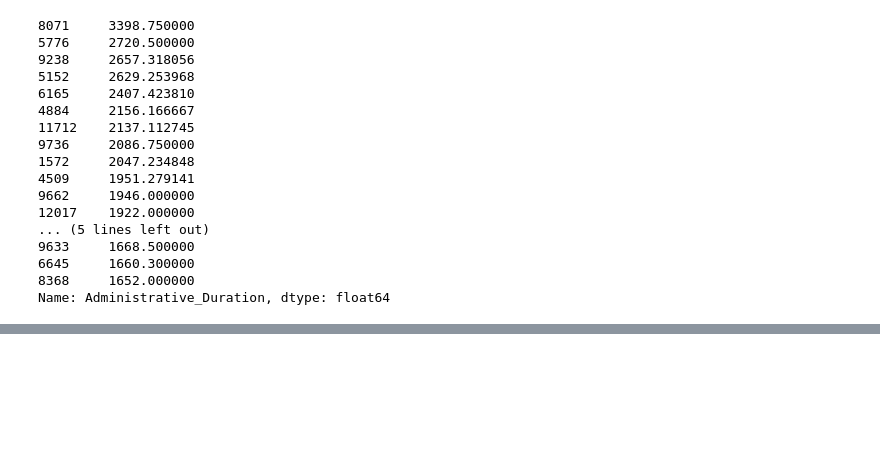
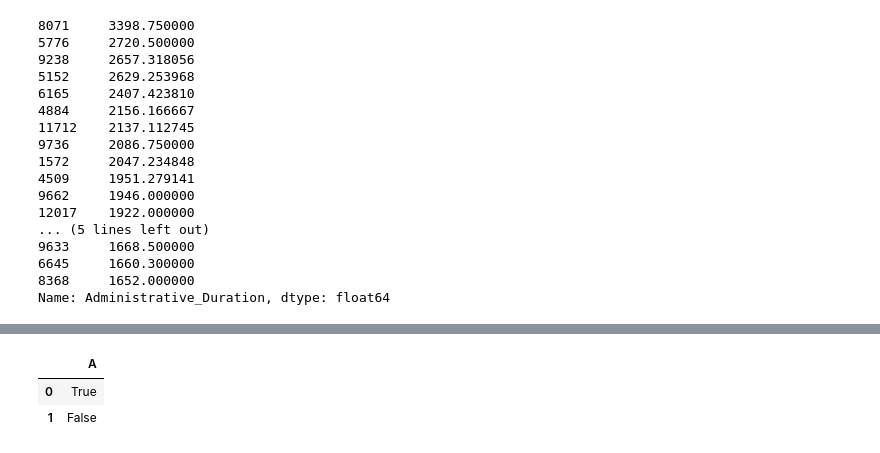
Before and after one commit to sunsunwall/ecommerce_conversion_project_2025, a Jupyter notebook: experiments.ipynb, the cells around one changed output, grey strips where cells are left out. Cells and saved outputs as stored; diff of their text form; code cells hidden in the pictures; blank space fills up the shorter version.

```diff
--- a/experiments.ipynb
+++ b/experiments.ipynb
@@ -1797,3 +1797,9 @@ def analyze_feature_classes(df, feature_names, class_values, target_col='Revenue
             summary_df['Conversion_Rate'] = summary_df['Conversion_Rate'].apply(lambda x: f"{x:.2%}")
 
             print(summary_df.to_string(index=False))
+# %%
+import pandas as pd
+
+dict_stuff = {'A' : [True, False]}
+
+df_stuff = pd.DataFrame(dict_stuff)
@@ -1799,0 +1817,6 @@ def analyze_feature_classes(df, feature_names, class_values, target_col='Revenue
+# %%
+df_stuff.astype(object)
+# %% [output]
+|  | A |
+| 0 | True |
+| 1 | False |
```
Also changed, not shown: parts of 3 cells of this notebook, 2 other files.
